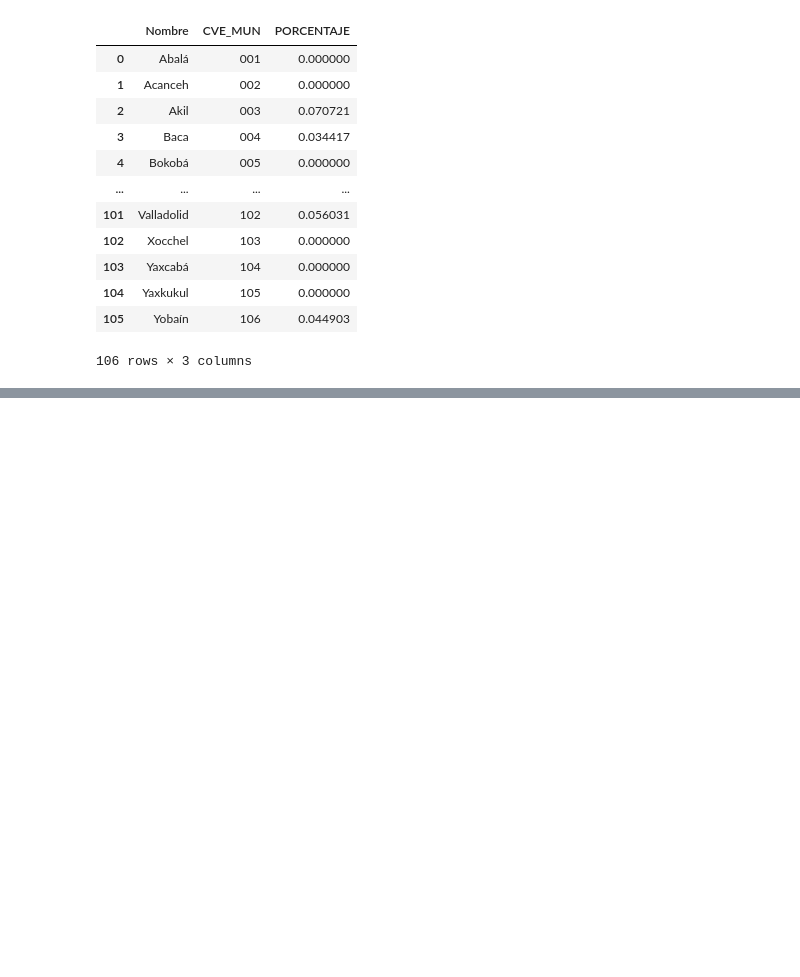
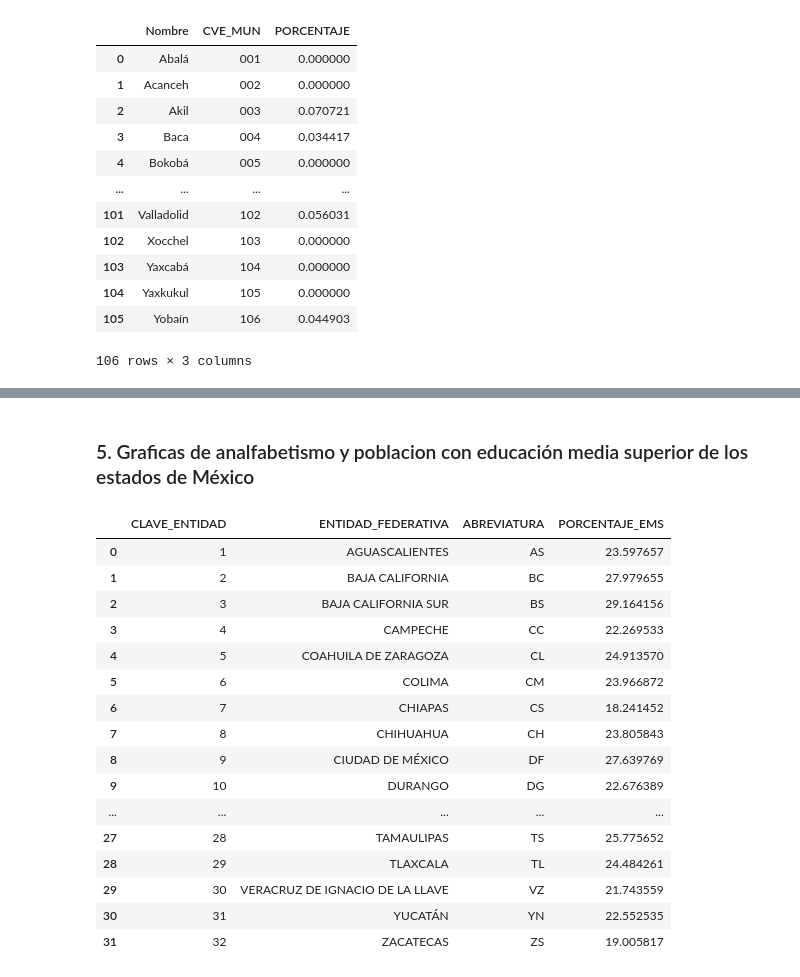
Before and after one commit to EscamillaJuan/CienciaDeDatos, a Jupyter notebook: Proyecto INEGI/CD_14_INEGI_colab.ipynb, the cells around one changed output, grey strips where cells are left out. Cells and saved outputs as stored; diff of their text form; code cells hidden in the pictures; blank space fills up the shorter version.

```diff
--- a/Proyecto INEGI/CD_14_INEGI_colab.ipynb
+++ b/Proyecto INEGI/CD_14_INEGI_colab.ipynb
@@ -268,3 +296,42 @@ folium.Choropleth(
 mapa_yuc
 # %% [output]
 [interactive output not drawn]
+# %% [markdown]
+### 5. Graficas de analfabetismo y poblacion con educación media superior de los estados de México
+# %%
+#Obtenemos los del porcentaje de la población de 15 años o más con instrucción media superior por estado.
+id = []
+porcentaje_ems = []
+for i in range(1,33):
+    if i < 10:
+        url = f'https://www.inegi.org.mx/app/api/indicadores/desarrolladores/jsonxml/INDICATOR/6200240314/es/0700000{i}/true/BISE/2.0/{TOKEN}?type=json'
+    else:
+        url = f'https://www.inegi.org.mx/app/api/indicadores/desarrolladores/jsonxml/INDICATOR/6200240314/es/070000{i}/true/BISE/2.0/{TOKEN}?type=json'
+    respuesta = requests.get(url)
+    if respuesta.status_code == 200:
+        contenido = json.loads(respuesta.content)
+    porcentaje_ems.append(contenido['Series'][0]['OBSERVATIONS'][0]['OBS_VALUE'])
+    id.append(i)
+# %%
+df_ems = pd.read_csv('datos/Catalogo_entidades.csv')[:32]
+df_ems['PORCENTAJE_EMS'] = porcentaje_ems
+df_ems['PORCENTAJE_EMS'] = pd.to_numeric(df_ems['PORCENTAJE_EMS'])
+df_ems
+# %% [output]
+|  | CLAVE_ENTIDAD | ENTIDAD_FEDERATIVA | ABREVIATURA | PORCENTAJE_EMS |
+| 0 | 1 | AGUASCALIENTES | AS | 23.597657 |
+| 1 | 2 | BAJA CALIFORNIA | BC | 27.979655 |
+| 2 | 3 | BAJA CALIFORNIA SUR | BS | 29.164156 |
+| 3 | 4 | CAMPECHE | CC | 22.269533 |
+| 4 | 5 | COAHUILA DE ZARAGOZA | CL | 24.913570 |
+| 5 | 6 | COLIMA | CM | 23.966872 |
+| 6 | 7 | CHIAPAS | CS | 18.241452 |
+| 7 | 8 | CHIHUAHUA | CH | 23.805843 |
+| 8 | 9 | CIUDAD DE MÉXICO | DF | 27.639769 |
+| 9 | 10 | DURANGO | DG | 22.676389 |
+| ... | ... | ... | ... | ... |
+| 27 | 28 | TAMAULIPAS | TS | 25.775652 |
+| 28 | 29 | TLAXCALA | TL | 24.484261 |
+| 29 | 30 | VERACRUZ DE IGNACIO DE LA LLAVE | VZ | 21.743559 |
+| 30 | 31 | YUCATÁN | YN | 22.552535 |
+| 31 | 32 | ZACATECAS | ZS | 19.005817 |
```
Also changed, not shown: parts of 2 cells of this notebook.
